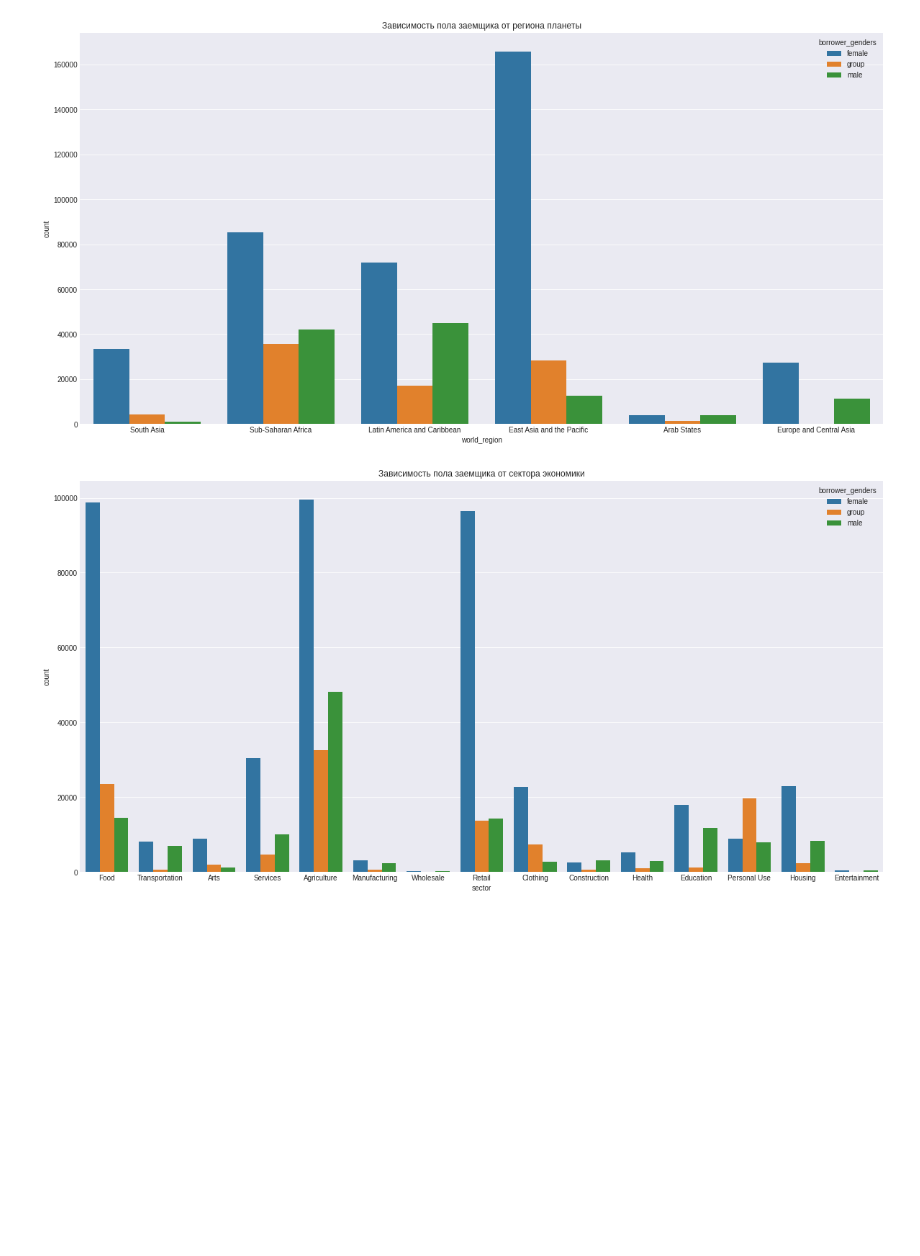
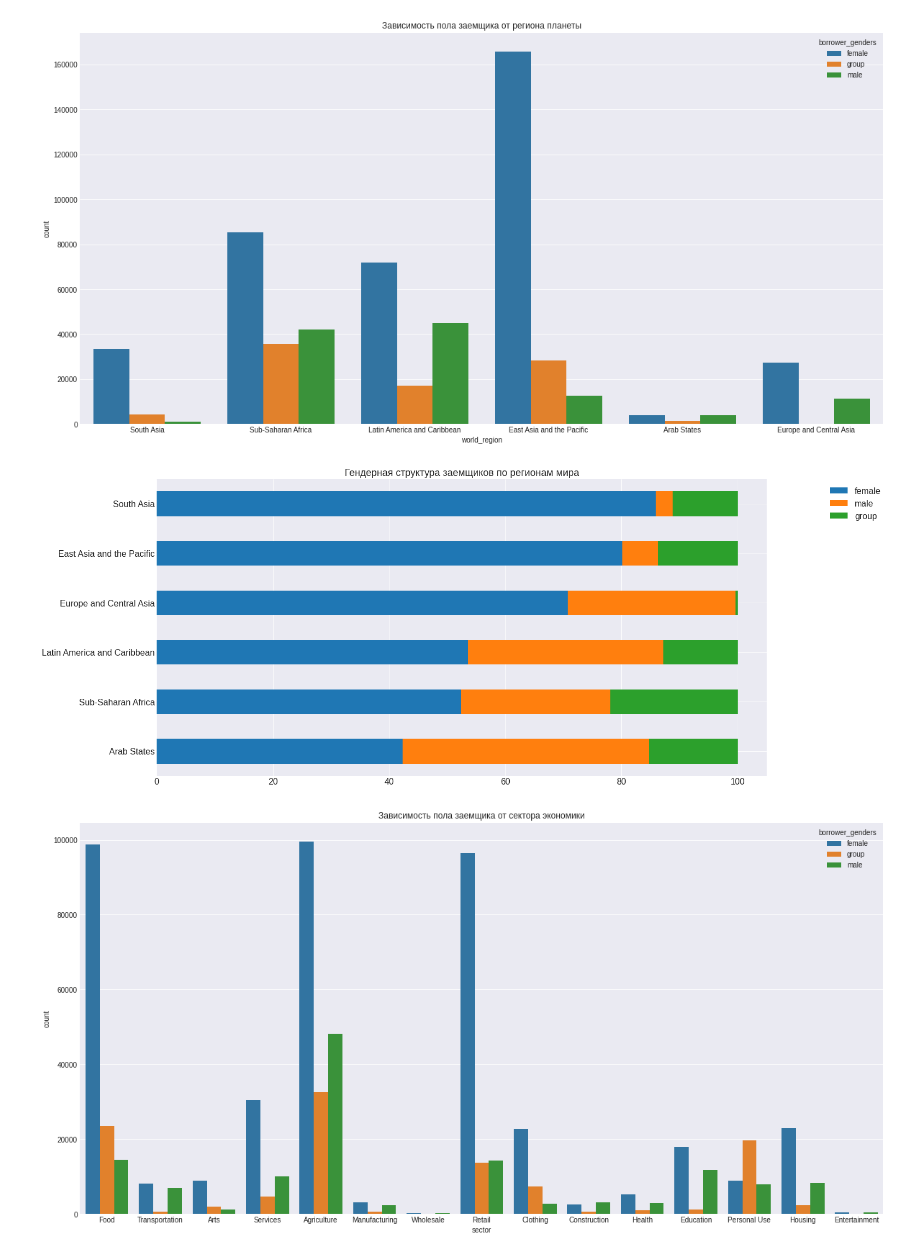
Before and after one commit to ddmitry80/ds_junior_analytics, a Jupyter notebook: Разведочный анализ данных EDA/Домашка/Мастер_класс_Разведочный_анализ_данных_&_Подготовка_отчетов_Конспект.ipynb, the cells around one changed output. Saved outputs shown, nothing was run; the diff lists cells and outputs as text; code cells hidden in the pictures; blank space fills up the shorter version.

```diff
--- a/Разведочный анализ данных EDA/Домашка/Мастер_класс_Разведочный_анализ_данных_&_Подготовка_отчетов_Конспект.ipynb
+++ b/Разведочный анализ данных EDA/Домашка/Мастер_класс_Разведочный_анализ_данных_&_Подготовка_отчетов_Конспект.ipynb
@@ -953,6 +953,30 @@ plt.title('Зависимость пола заемщика от региона
 plt.show()
 # %% [output]
 [figure]
+# %%
+df_gender_by_region = \
+    df_kiva_loans[df_kiva_loans['world_region'].isin(regions.index.values)]\
+    .groupby(['world_region', 'borrower_genders'])['borrower_genders']\
+    .count()\
+    .groupby(level=0).apply(lambda x: 100 * x / x.sum())\
+    .unstack('borrower_genders')\
+    .fillna(0)\
+    .sort_values(by=['female', 'male'])
+
+df_gender_by_region_trimmed = df_gender_by_region[['female', 'male', 'group']]
+# df_gender_by_region_trimmed
+# %%
+plot = df_gender_by_region_trimmed.plot.barh(
+        figsize=(20,10)
+        , fontsize=16
+        , stacked=True
+        , title='Гендерная структура заемщиков по регионам мира')
+plot.title.set_size(18)
+plot.legend(loc=1, bbox_to_anchor=(1.2, 1), fontsize=16)
+plot.set(ylabel=None, xlabel=None)
+plt.show()
+# %% [output]
+[figure, added]
 # %%
 plt.figure(figsize=(20,10))
 sns.countplot(data=df_kiva_loans, x='sector', hue='borrower_genders')
```
Also changed, not shown: parts of 9 cells of this notebook.
